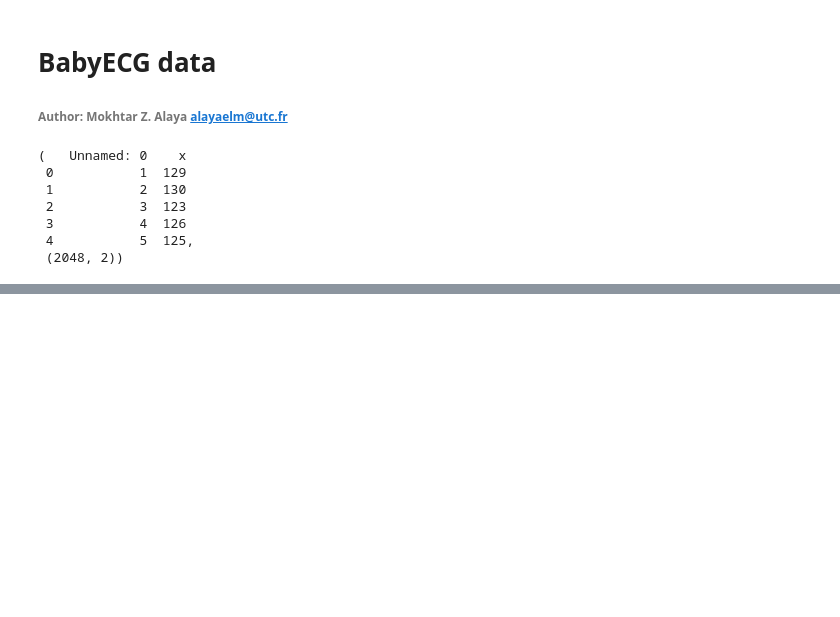
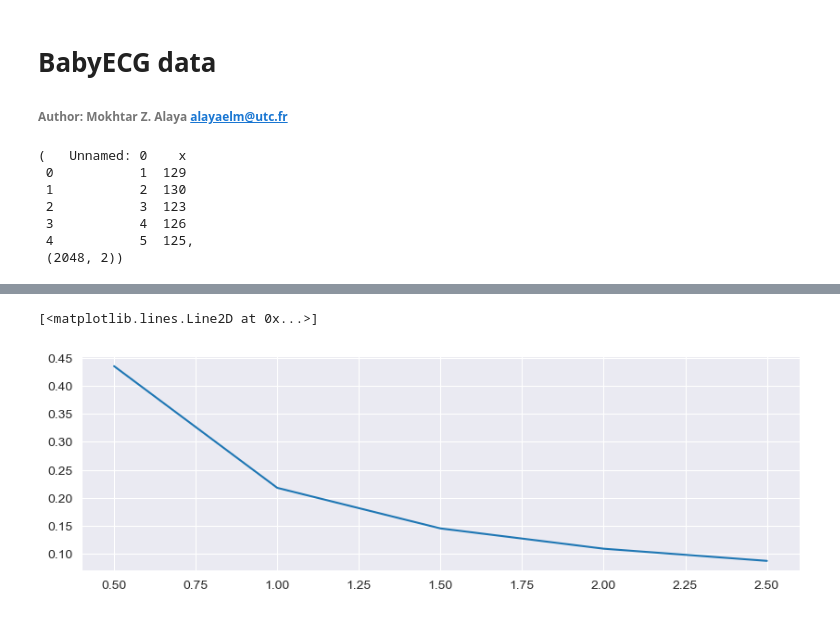
Before and after one commit to mzalaya/wasslsp, a Jupyter notebook: notebooks/real/BabyECG.ipynb, the cells around one changed output, grey strips where cells are left out. Cells and saved outputs as stored; diff of their text form; code cells hidden in the pictures; blank space fills up the shorter version.

```diff
--- a/notebooks/real/BabyECG.ipynb
+++ b/notebooks/real/BabyECG.ipynb
@@ -99,0 +114,7 @@ logging.info("Saved result in file %s" % output_filename)
+# %%
+C = np.array([0.5, 1, 1.5, 2, 2.5])
+bandwidth = T **(-0.4 / (d+1)) / C
+plt.plot(C, bandwidth, label="Bandwidth")
+# %% [output]
+[<matplotlib.lines.Line2D at 0x...>]
+[figure, added]
```
Also changed, not shown: parts of 12 cells of this notebook, 2 other files.
